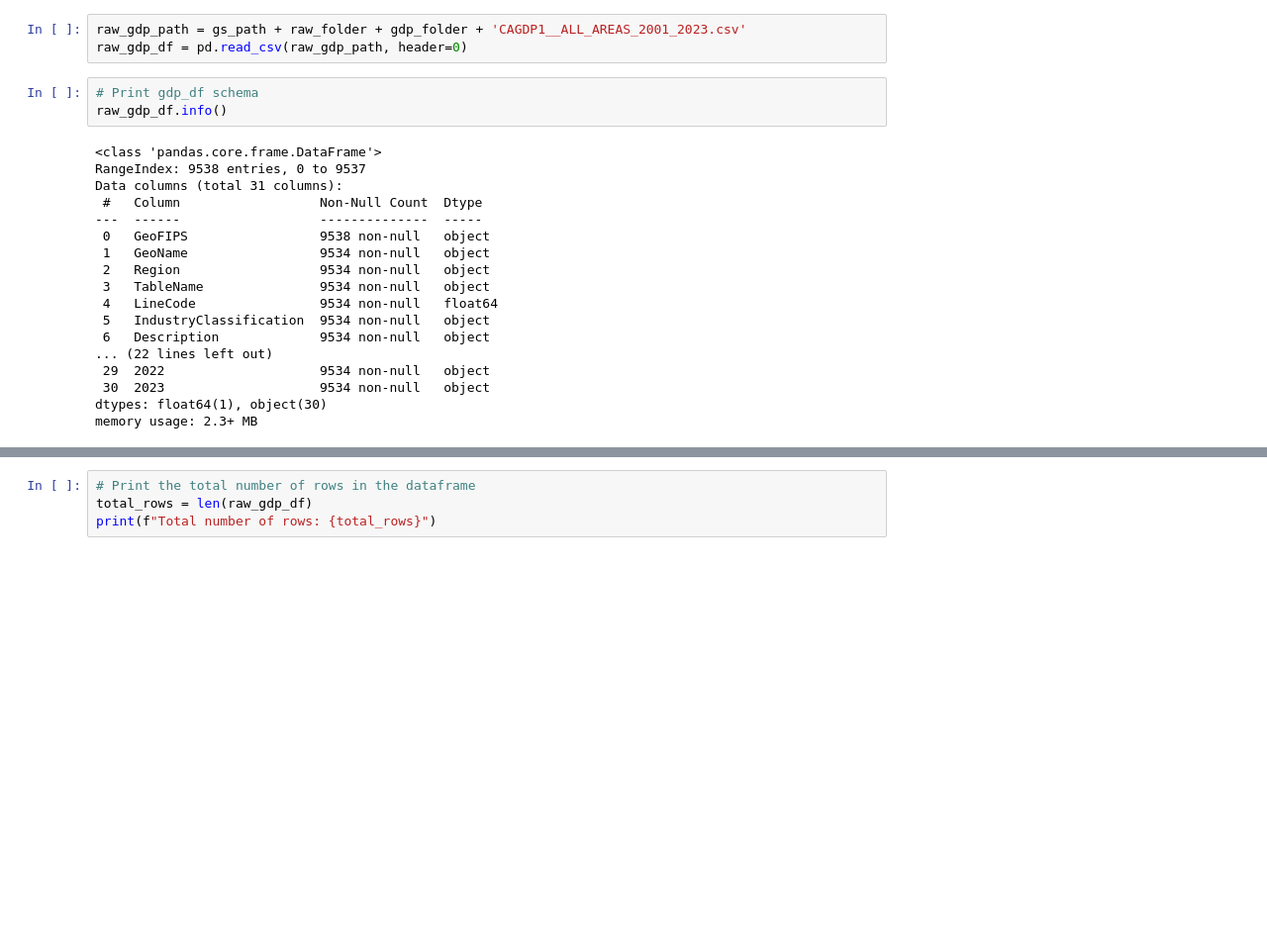
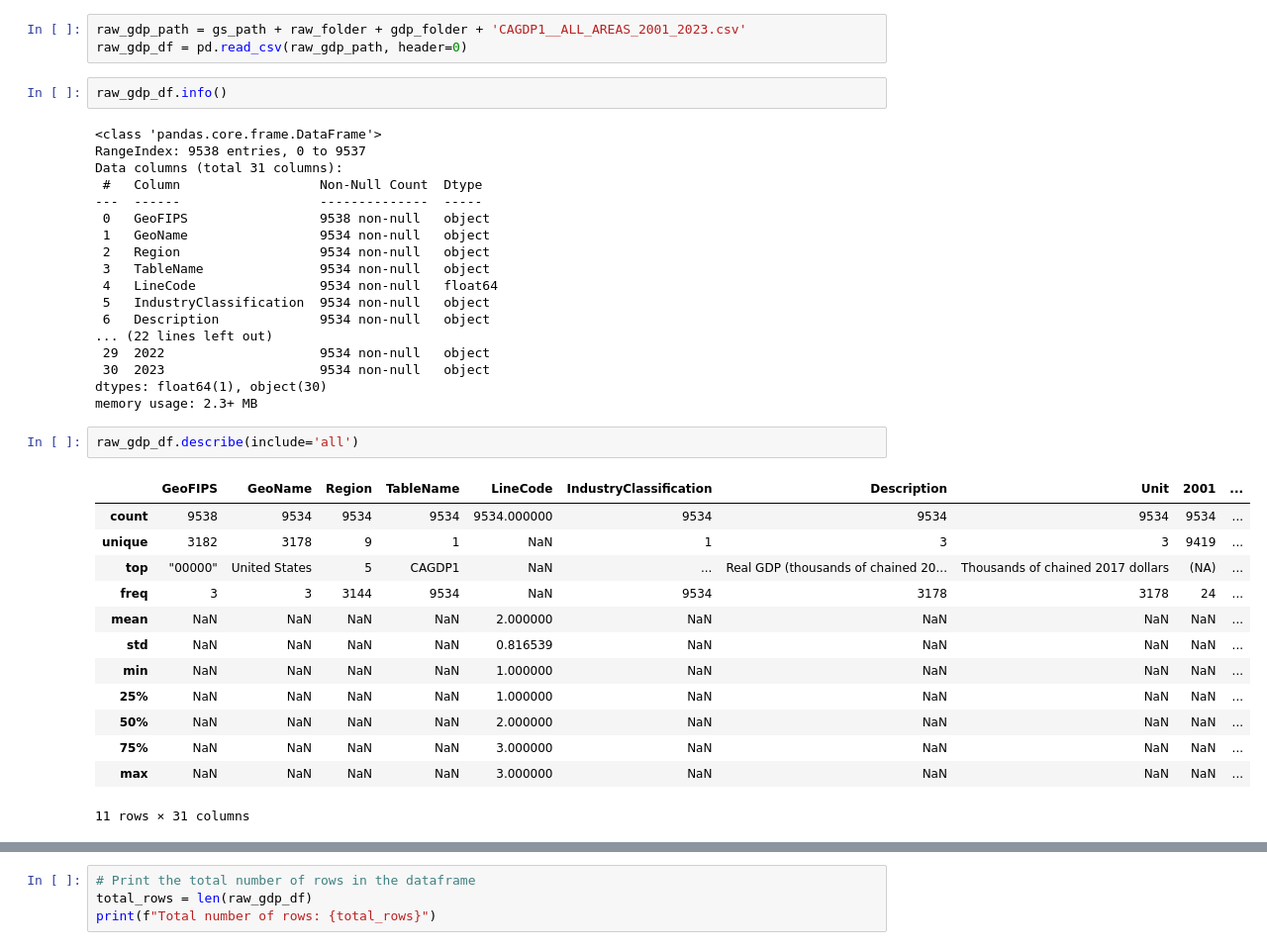
Before and after one commit to joseASC6/ppp-loan-analysis, a Jupyter notebook: notebooks/gdp_eda.ipynb, the cells around one changed output, grey strips where cells are left out. Shown at 99% size. Saved outputs shown, nothing was run; the diff lists cells and outputs as text; blank space fills up the shorter version.

```diff
--- a/notebooks/gdp_eda.ipynb
+++ b/notebooks/gdp_eda.ipynb
@@ -25,7 +25,6 @@ bucket = storage_client.get_bucket(bucket_name)
 raw_gdp_path = gs_path + raw_folder + gdp_folder + 'CAGDP1__ALL_AREAS_2001_2023.csv'
 raw_gdp_df = pd.read_csv(raw_gdp_path, header=0)
 # %%
-# Print gdp_df schema
 raw_gdp_df.info()
 # %% [output]
 <class 'pandas.core.frame.DataFrame'>
@@ -45,3 +44,19 @@ Data columns (total 31 columns):
  30  2023                    9534 non-null   object
 dtypes: float64(1), object(30)
 memory usage: 2.3+ MB
+# %%
+raw_gdp_df.describe(include='all')
+# %% [output]
+|  | GeoFIPS | GeoName | Region | TableName | LineCode | IndustryClassification | Description | Unit | 2001 | ... |
+| count | 9538 | 9534 | 9534 | 9534 | 9534.000000 | 9534 | 9534 | 9534 | 9534 | ... |
+| unique | 3182 | 3178 | 9 | 1 | NaN | 1 | 3 | 3 | 9419 | ... |
+| top | "00000" | United States | 5 | CAGDP1 | NaN | ... | Real GDP (thousands of chained 20... | Thousands of chained 2017 dollars | (NA) | ... |
+| freq | 3 | 3 | 3144 | 9534 | NaN | 9534 | 3178 | 3178 | 24 | ... |
+| mean | NaN | NaN | NaN | NaN | 2.000000 | NaN | NaN | NaN | NaN | ... |
+| std | NaN | NaN | NaN | NaN | 0.816539 | NaN | NaN | NaN | NaN | ... |
+| min | NaN | NaN | NaN | NaN | 1.000000 | NaN | NaN | NaN | NaN | ... |
+| 25% | NaN | NaN | NaN | NaN | 1.000000 | NaN | NaN | NaN | NaN | ... |
+| 50% | NaN | NaN | NaN | NaN | 2.000000 | NaN | NaN | NaN | NaN | ... |
+| 75% | NaN | NaN | NaN | NaN | 3.000000 | NaN | NaN | NaN | NaN | ... |
+| max | NaN | NaN | NaN | NaN | 3.000000 | NaN | NaN | NaN | NaN | ... |
+11 rows × 31 columns
```
Also changed, not shown: parts of 15 cells of this notebook.
